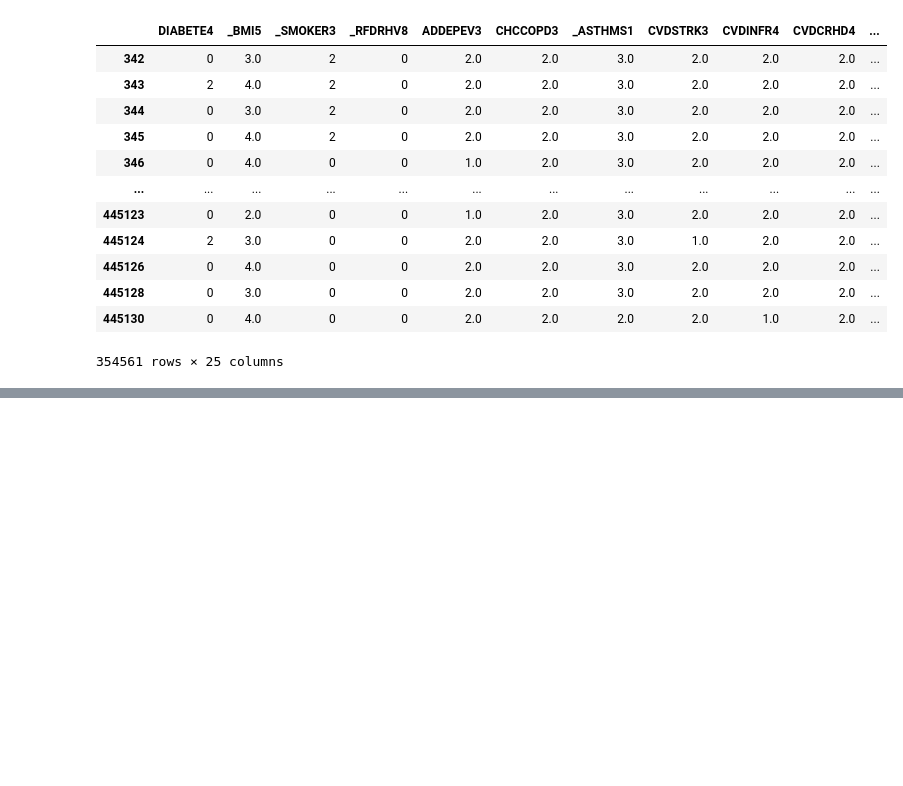
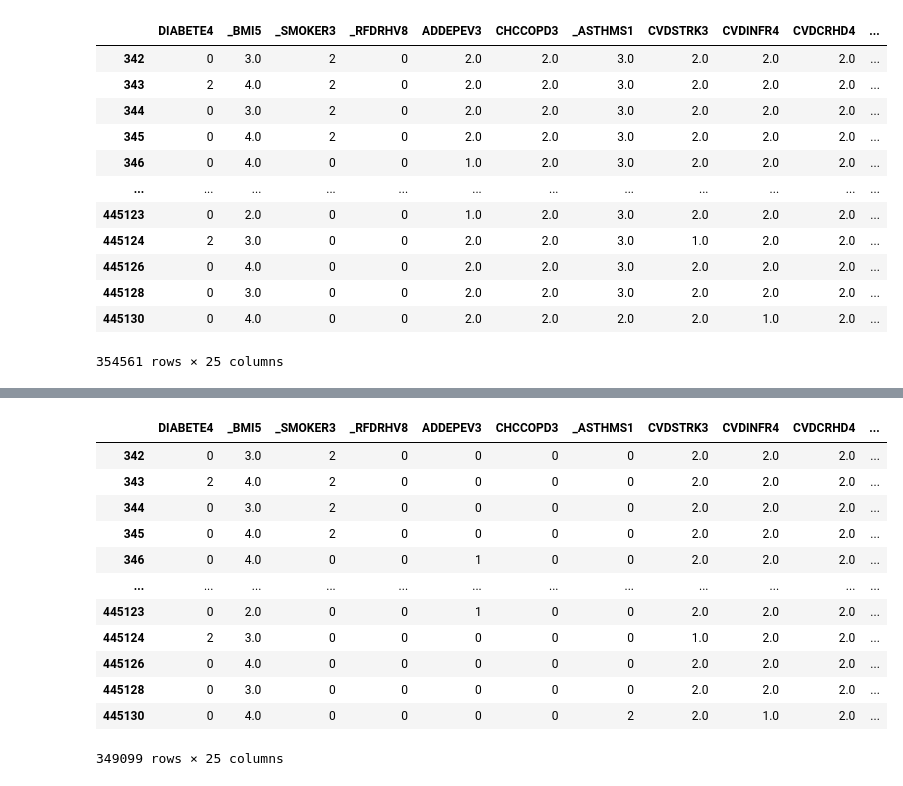
Before and after one commit to shrush2107/Diabetes_Prediction_Using_BRFSS_Data, a Jupyter notebook: diabetes_data_prep.ipynb, the cells around one changed output, grey strips where cells are left out. Saved outputs shown, nothing was run; the diff lists cells and outputs as text; code cells hidden in the pictures; blank space fills up the shorter version.

```diff
--- a/diabetes_data_prep.ipynb
+++ b/diabetes_data_prep.ipynb
@@ -321,0 +368,26 @@ Alcohol_Clean(df)
+# %%
+def Asthma_Clean(df):
+    '''
+         - 0 is the respondent never had asthma,
+         - 1 is the respondent currently has asthma,
+         - 2 is the respondent had asthma in the past
+    '''
+    df.drop(df[(df["_ASTHMS1"] == 7) | (df["_ASTHMS1"] == 9)].index, inplace=True)
+    df['_ASTHMS1'] = [0 if x == 3 else (1 if x == 1 else 2) for x in df['_ASTHMS1']]
+    return df
+
+Asthma_Clean(df)
+# %% [output]
+|  | DIABETE4 | _BMI5 | _SMOKER3 | _RFDRHV8 | ADDEPEV3 | CHCCOPD3 | _ASTHMS1 | CVDSTRK3 | CVDINFR4 | CVDCRHD4 | ... |
+| 342 | 0 | 3.0 | 2 | 0 | 0 | 0 | 0 | 2.0 | 2.0 | 2.0 | ... |
+| 343 | 2 | 4.0 | 2 | 0 | 0 | 0 | 0 | 2.0 | 2.0 | 2.0 | ... |
+| 344 | 0 | 3.0 | 2 | 0 | 0 | 0 | 0 | 2.0 | 2.0 | 2.0 | ... |
+| 345 | 0 | 4.0 | 2 | 0 | 0 | 0 | 0 | 2.0 | 2.0 | 2.0 | ... |
+| 346 | 0 | 4.0 | 0 | 0 | 1 | 0 | 0 | 2.0 | 2.0 | 2.0 | ... |
+| ... | ... | ... | ... | ... | ... | ... | ... | ... | ... | ... | ... |
+| 445123 | 0 | 2.0 | 0 | 0 | 1 | 0 | 0 | 2.0 | 2.0 | 2.0 | ... |
+| 445124 | 2 | 3.0 | 0 | 0 | 0 | 0 | 0 | 1.0 | 2.0 | 2.0 | ... |
+| 445126 | 0 | 4.0 | 0 | 0 | 0 | 0 | 0 | 2.0 | 2.0 | 2.0 | ... |
+| 445128 | 0 | 3.0 | 0 | 0 | 0 | 0 | 0 | 2.0 | 2.0 | 2.0 | ... |
+| 445130 | 0 | 4.0 | 0 | 0 | 0 | 0 | 2 | 2.0 | 1.0 | 2.0 | ... |
+349099 rows × 25 columns
```
Also changed, not shown: parts of 26 cells of this notebook.
